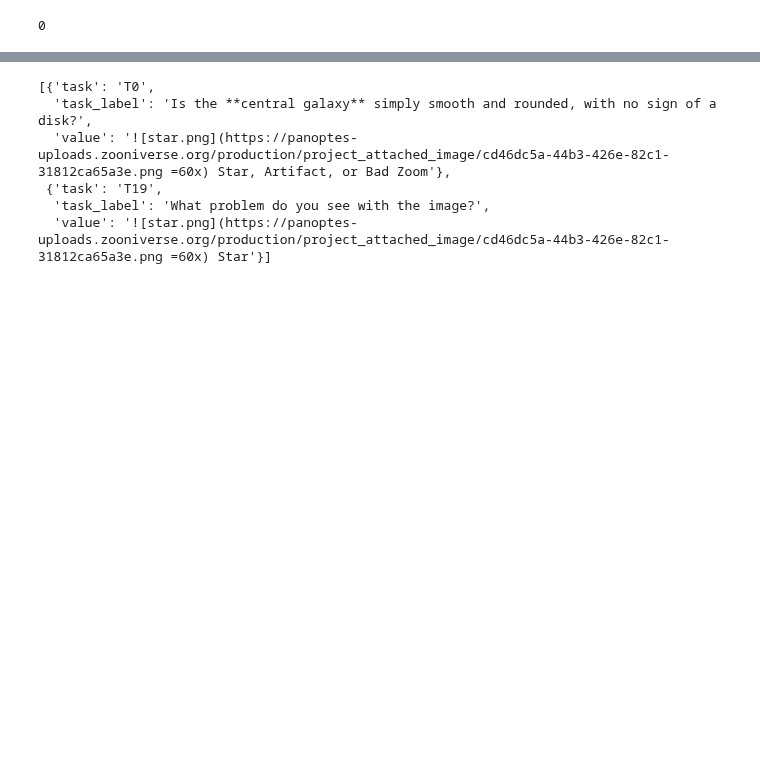
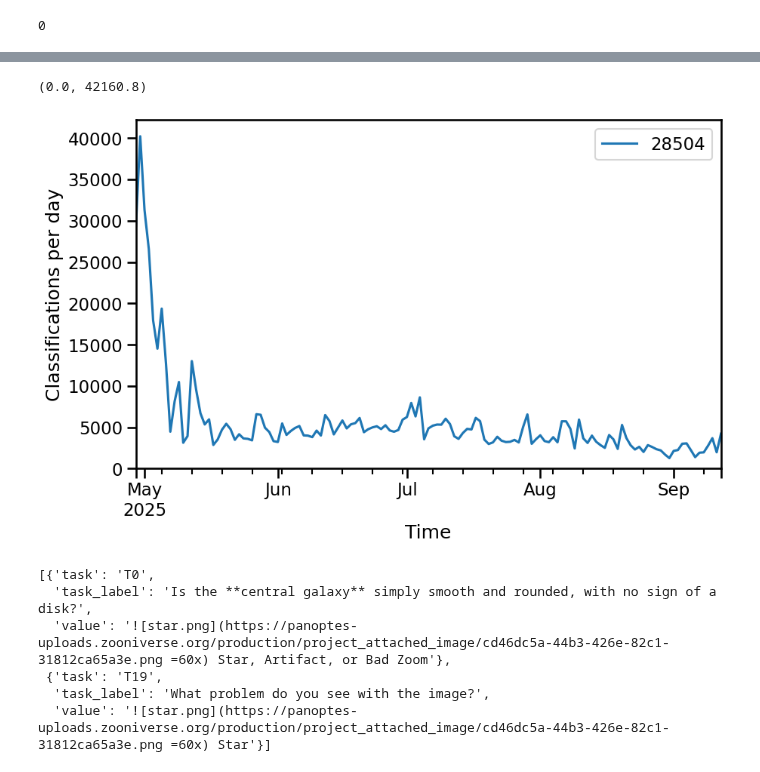
Before and after one commit to mwalmsley/gz-panoptes-reduction, a Jupyter notebook: run_reduction/jwst_cosmos.ipynb, the cells around one changed output, grey strips where cells are left out. Cells and saved outputs as stored; diff of their text form; code cells hidden in the pictures; blank space fills up the shorter version.

```diff
--- a/run_reduction/jwst_cosmos.ipynb
+++ b/run_reduction/jwst_cosmos.ipynb
@@ -166,3 +166,16 @@ Text(0.5, 1.0, 'JWST COSMOS votes 2025-06-17')
+# %%
+clf_dt = clf.pivot_table(index='created_at', columns='workflow_id', values='id_str', aggfunc='count', fill_value=0)
+import seaborn as sns
+sns.set_context('talk')
+clf_dt_r = clf_dt.resample('1D').sum().plot(figsize=(10, 6))
+# plt.plot(clf_dt_r.index, clf_dt_r.values)
+plt.xlabel('Time')
+plt.ylabel('Classifications per day')
+plt.legend()
+plt.ylim([0, None])
+# %% [output]
+(0.0, 42160.8)
+[figure, added]
 # %%
 clf['annotations'] = clf['annotations'].apply(lambda x: json.loads(x))
 # %%
```
Also changed, not shown: parts of 16 cells of this notebook, 5 other files.
